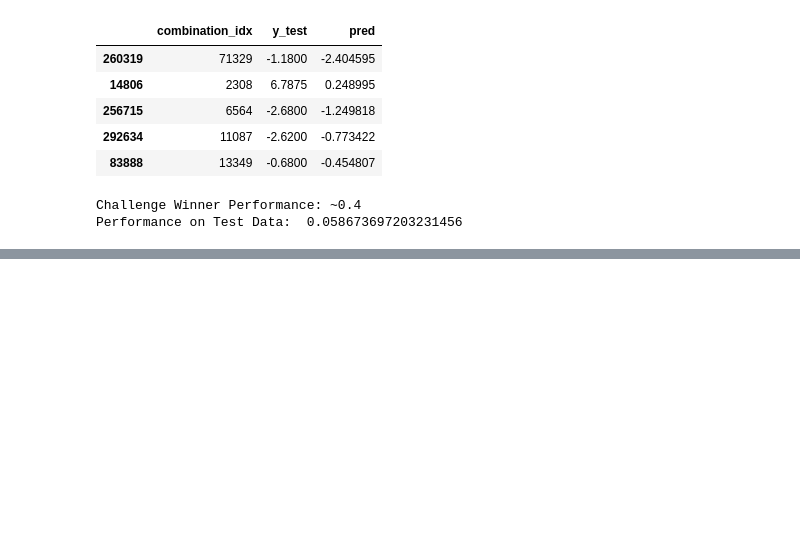
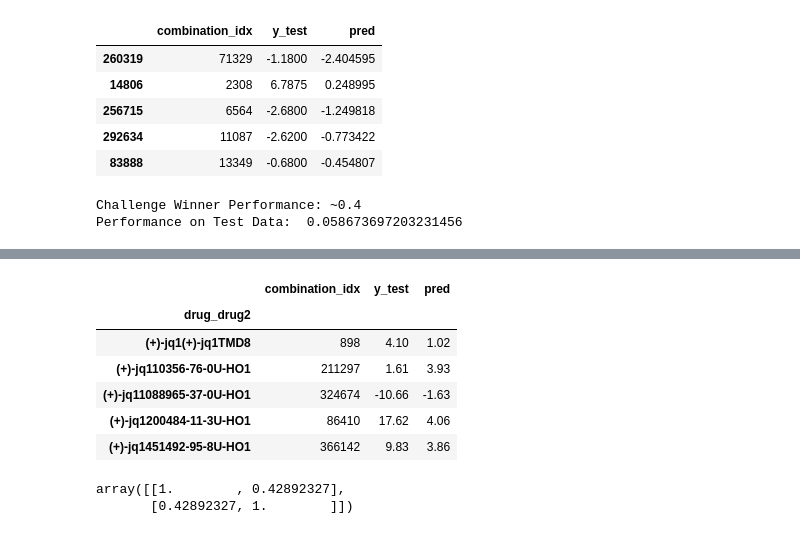
Before and after one commit to stefanhuber1510/marbleProject, a Jupyter notebook: scoring/secondScoringTest.ipynb, the cells around one changed output, grey strips where cells are left out. Saved outputs shown, nothing was run; the diff lists cells and outputs as text; code cells hidden in the pictures; blank space fills up the shorter version.

```diff
--- a/scoring/secondScoringTest.ipynb
+++ b/scoring/secondScoringTest.ipynb
@@ -708,0 +734,26 @@ Performance on Test Data:  0.058673697203231456
+# %%
+#data from very top
+#"index values" of rows where the drug-drug-cell combination occurs multiple times
+idx = data.groupby("index").count().drop(data.groupby("index").count()[data.groupby("index").count()["Drug1"]<2].index).index
+# %%
+multi_occurence = data.set_index("index").loc[idx]
+# %%
+firsts = multi_occurence.reset_index().groupby("drug_drug2").first()
+lasts = multi_occurence.reset_index().groupby("drug_drug2").last()
+# %%
+obs = pd.DataFrame({"combination_idx":firsts["index"],"y_test":firsts["HSA"],"pred":lasts["HSA"]})
+
+obs.head()
+# %% [output]
+|  | combination_idx | y_test | pred |
+| drug_drug2 |  |  |  |
+| (+)-jq1(+)-jq1TMD8 | 898 | 4.10 | 1.02 |
+| (+)-jq110356-76-0U-HO1 | 211297 | 1.61 | 3.93 |
+| (+)-jq11088965-37-0U-HO1 | 324674 | -10.66 | -1.63 |
+| (+)-jq1200484-11-3U-HO1 | 86410 | 17.62 | 4.06 |
+| (+)-jq1451492-95-8U-HO1 | 366142 | 9.83 | 3.86 |
+# %%
+np.corrcoef(obs["y_test"],obs["pred"])
+# %% [output]
+array([[1.        , 0.42892327],
+       [0.42892327, 1.        ]])
```
Also changed, not shown: parts of 2 cells of this notebook.
